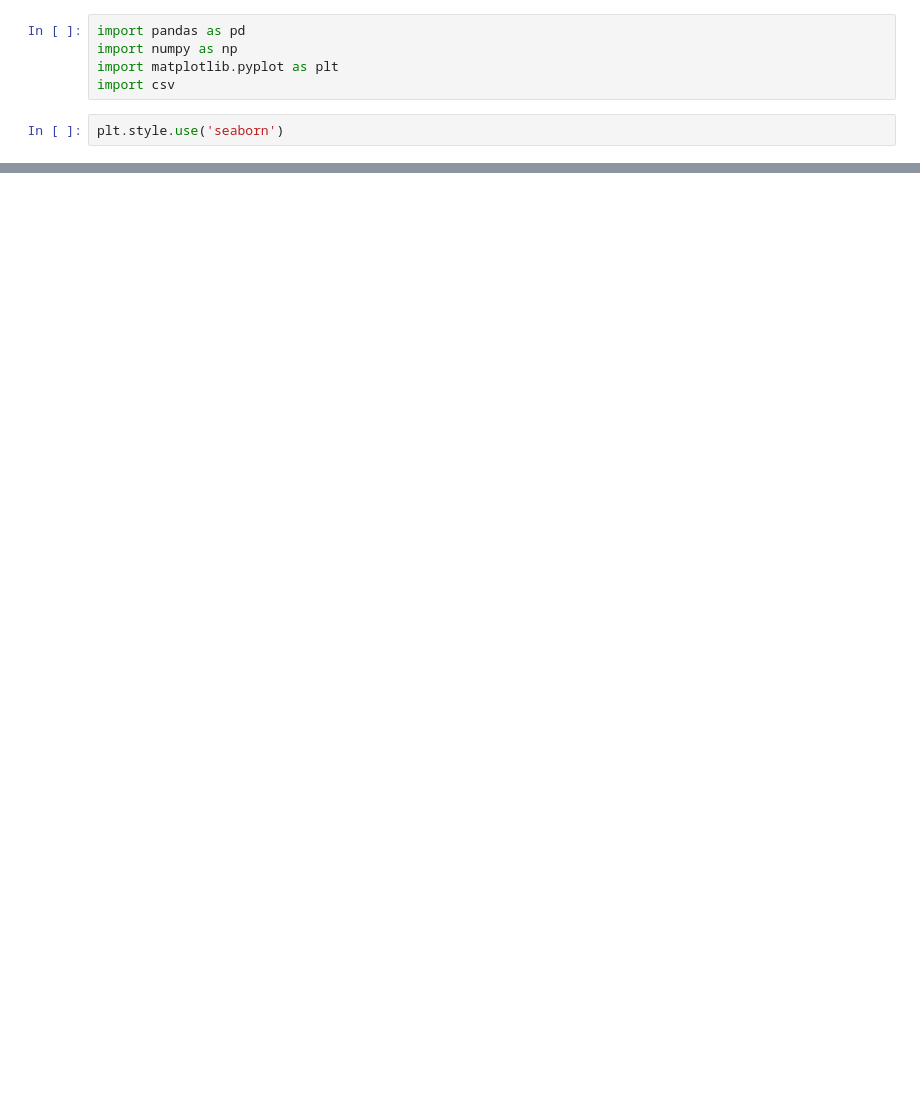
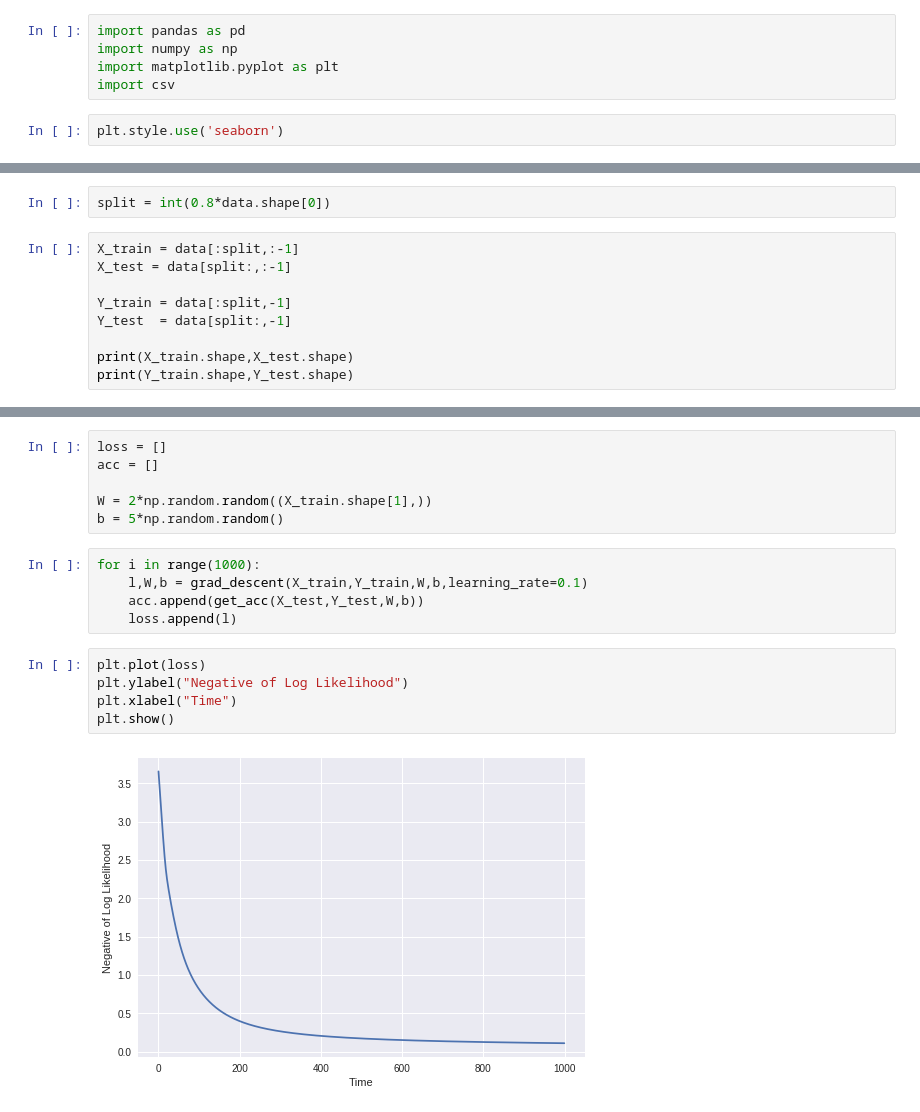
Before and after one commit to shubhammittal009/ml_cb, a Jupyter notebook: logistic_regression.ipynb, the cells around one changed output, grey strips where cells are left out. Saved outputs shown, nothing was run; the diff lists cells and outputs as text; blank space fills up the shorter version.

```diff
--- a/logistic_regression.ipynb
+++ b/logistic_regression.ipynb
@@ -37,0 +61,11 @@ plt.show()
+# %%
+split = int(0.8*data.shape[0])
+# %%
+X_train = data[:split,:-1]
+X_test = data[split:,:-1]
+
+Y_train = data[:split,-1]
+Y_test  = data[split:,-1]
+
+print(X_train.shape,X_test.shape)
+print(Y_train.shape,Y_test.shape)
@@ -37,0 +149,18 @@ plt.show()
+# %%
+loss = []
+acc = []
+
+W = 2*np.random.random((X_train.shape[1],))
+b = 5*np.random.random()
+# %%
+for i in range(1000):
+    l,W,b = grad_descent(X_train,Y_train,W,b,learning_rate=0.1)
+    acc.append(get_acc(X_test,Y_test,W,b))
+    loss.append(l)
+# %%
+plt.plot(loss)
+plt.ylabel("Negative of Log Likelihood")
+plt.xlabel("Time")
+plt.show()
+# %% [output]
+[figure, added]
```
Also changed, not shown: parts of 9 cells of this notebook, 1 other file.
